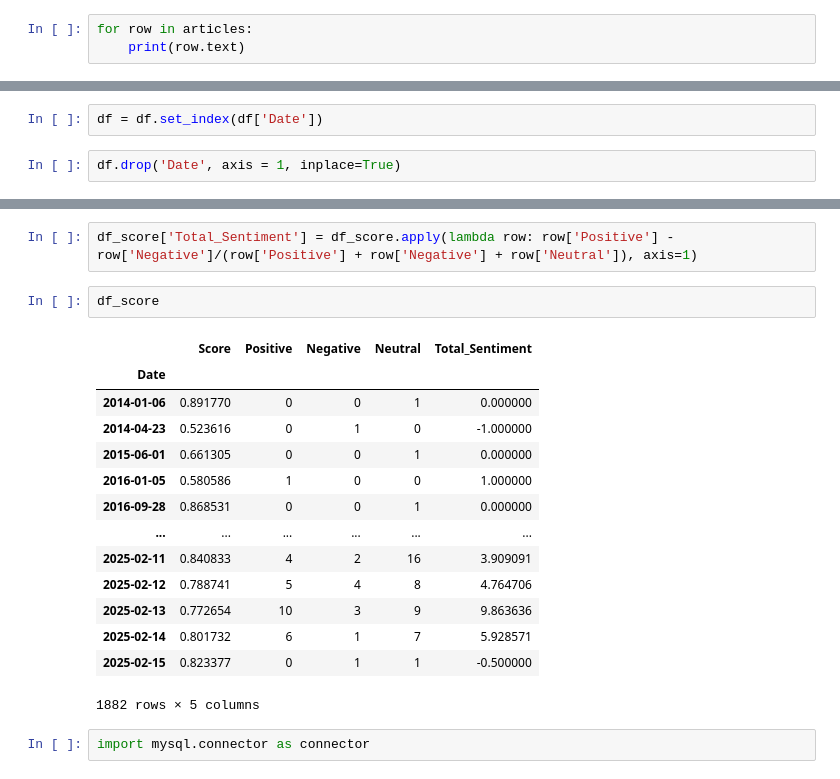
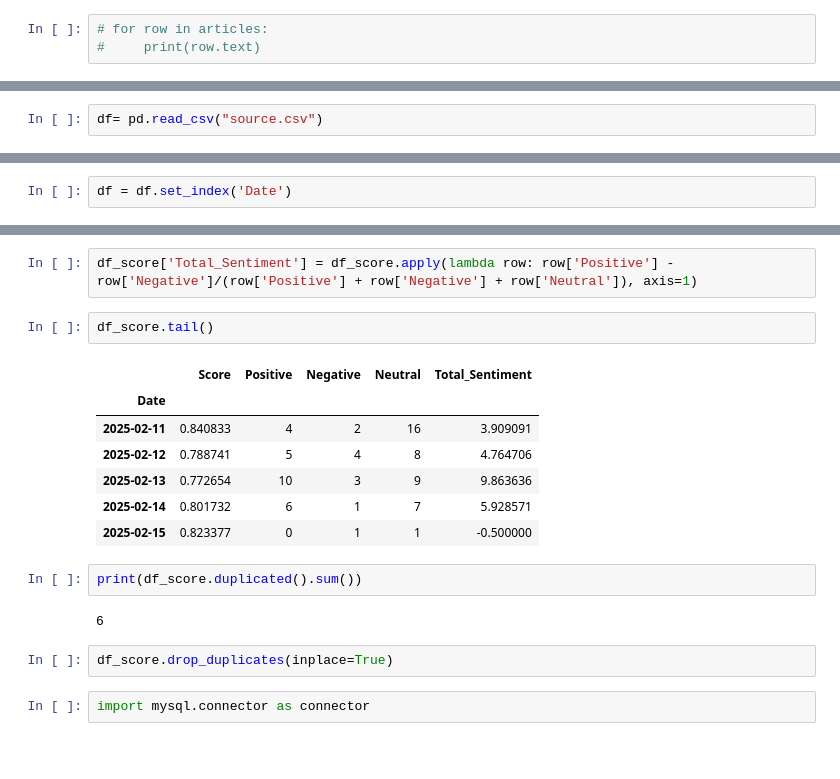
Before and after one commit to kianwai96/Stock-Price-Prediction, a Jupyter notebook: news sentiment scrap.ipynb, the cells around one changed output, grey strips where cells are left out. Cells and saved outputs as stored; diff of their text form; blank space fills up the shorter version.

Commit message:
more changes to the code and fixes to data duplicates issue

```diff
--- a/news sentiment scrap.ipynb
+++ b/news sentiment scrap.ipynb
@@ -34,3 +28,3 @@ articles
 # %%
-for row in articles:
-    print(row.text)
+# for row in articles:
+#     print(row.text)
@@ -109,3 +69,5 @@ df
+# %%
+df= pd.read_csv("source.csv")
 # %%
 from transformers import pipeline
 
@@ -154,9 +119,7 @@ df['Date'] = df['Date'].dt.date
 # %%
 df.drop('DateTime', axis = 1, inplace=True)
 # %%
-df = df.set_index(df['Date'])
+df = df.set_index('Date')
-# %%
-df.drop('Date', axis = 1, inplace=True)
 # %%
 def count_positive(value):
 
@@ -192,22 +155,21 @@ df_score = df.groupby(df.index).agg({
 # %%
 df_score['Total_Sentiment'] = df_score.apply(lambda row: row['Positive'] - row['Negative']/(row['Positive'] + row['Negative'] + row['Neutral']), axis=1)
 # %%
-df_score
+df_score.tail()
 # %% [output]
 |  | Score | Positive | Negative | Neutral | Total_Sentiment |
 | Date |  |  |  |  |  |
-| 2014-01-06 | 0.891770 | 0 | 0 | 1 | 0.000000 |
-| 2014-04-23 | 0.523616 | 0 | 1 | 0 | -1.000000 |
-| 2015-06-01 | 0.661305 | 0 | 0 | 1 | 0.000000 |
-| 2016-01-05 | 0.580586 | 1 | 0 | 0 | 1.000000 |
-| 2016-09-28 | 0.868531 | 0 | 0 | 1 | 0.000000 |
-| ... | ... | ... | ... | ... | ... |
 | 2025-02-11 | 0.840833 | 4 | 2 | 16 | 3.909091 |
 | 2025-02-12 | 0.788741 | 5 | 4 | 8 | 4.764706 |
 | 2025-02-13 | 0.772654 | 10 | 3 | 9 | 9.863636 |
 | 2025-02-14 | 0.801732 | 6 | 1 | 7 | 5.928571 |
 | 2025-02-15 | 0.823377 | 0 | 1 | 1 | -0.500000 |
-1882 rows × 5 columns
+# %%
+print(df_score.duplicated().sum())
+# %% [output]
+6
+# %%
+df_score.drop_duplicates(inplace=True)
 # %%
 import mysql.connector as connector
 # %%
```
Also changed, not shown: parts of 19 cells of this notebook, 3 other files.
